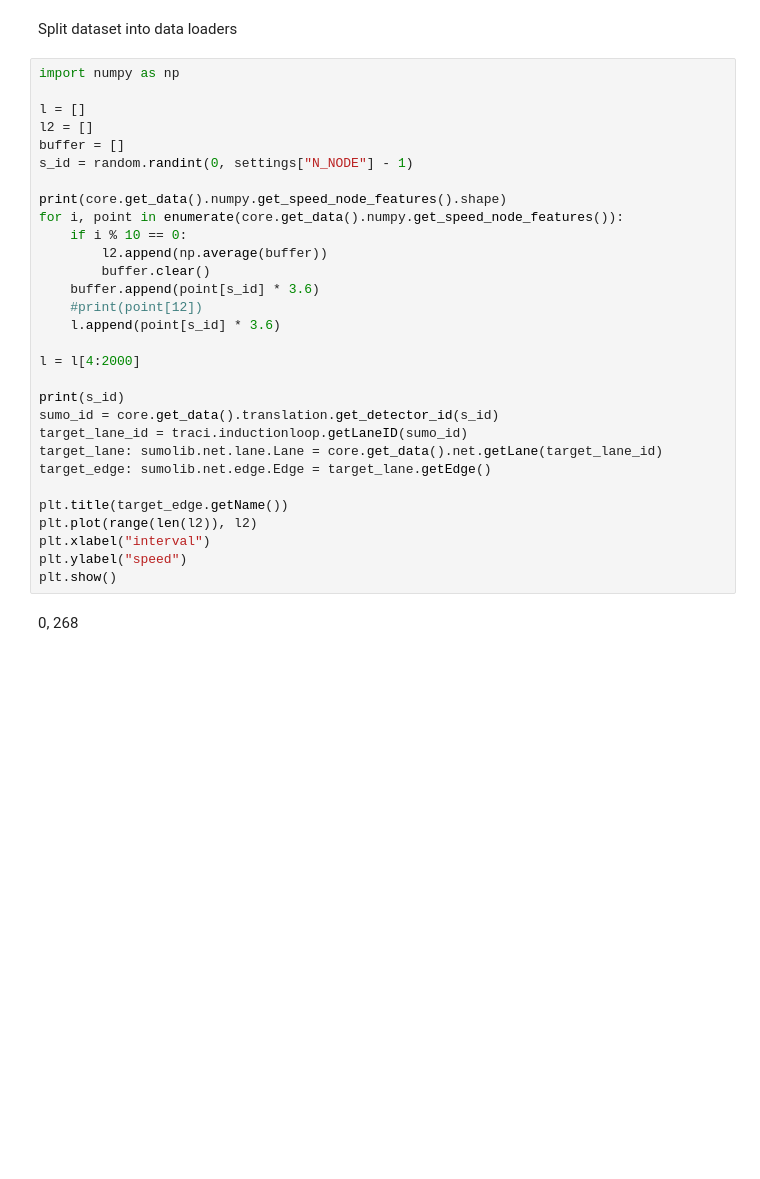
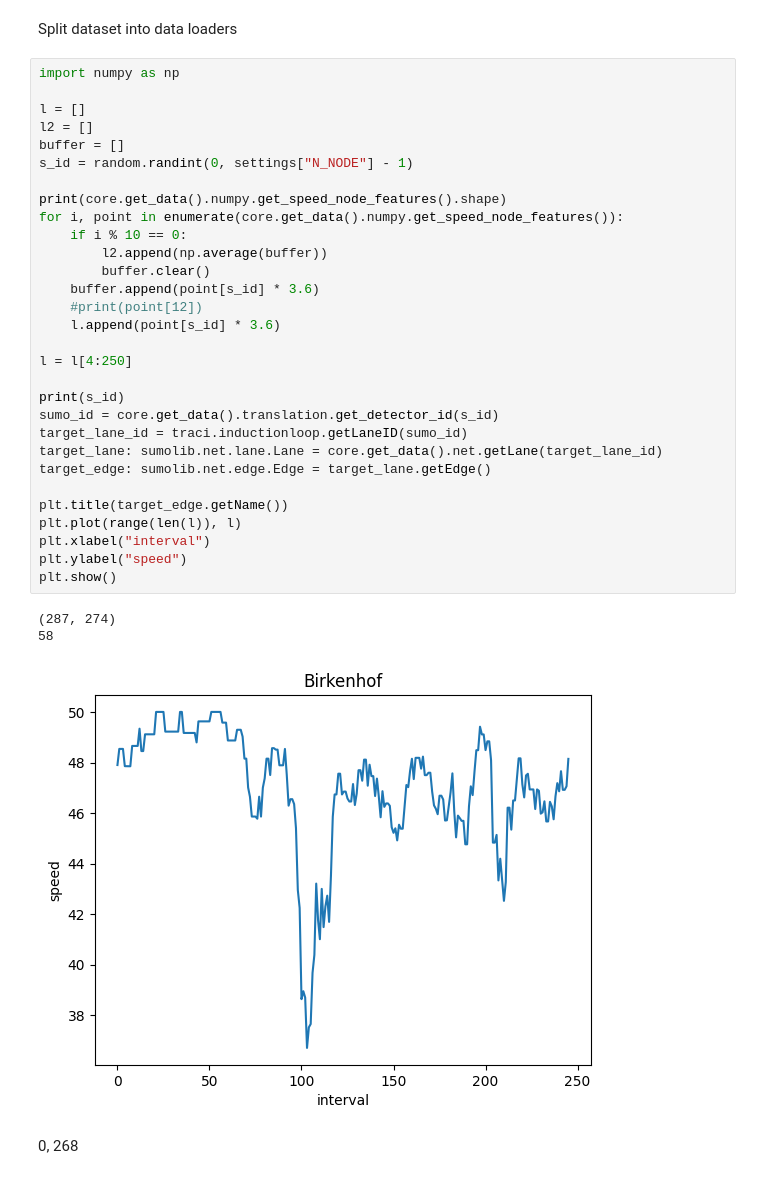
Before and after one commit to HowRuck/DeepSUMO, a Jupyter notebook: examples/celle_example_v1/example.ipynb, the cells around one changed output. Saved outputs shown, nothing was run; the diff lists cells and outputs as text; blank space fills up the shorter version.

```diff
--- a/examples/celle_example_v1/example.ipynb
+++ b/examples/celle_example_v1/example.ipynb
@@ -104,33 +107,37 @@ Split dataset into data loaders
 # %%
 import numpy as np
 
 l = []
 l2 = []
 buffer = []
 s_id = random.randint(0, settings["N_NODE"] - 1)
 
 print(core.get_data().numpy.get_speed_node_features().shape)
 for i, point in enumerate(core.get_data().numpy.get_speed_node_features()):
     if i % 10 == 0:
         l2.append(np.average(buffer))
         buffer.clear()
     buffer.append(point[s_id] * 3.6)
     #print(point[12])
     l.append(point[s_id] * 3.6)
 
-l = l[4:2000]
+l = l[4:250]
 
 print(s_id)
 sumo_id = core.get_data().translation.get_detector_id(s_id)
 target_lane_id = traci.inductionloop.getLaneID(sumo_id)
 target_lane: sumolib.net.lane.Lane = core.get_data().net.getLane(target_lane_id)
 target_edge: sumolib.net.edge.Edge = target_lane.getEdge()
 
 plt.title(target_edge.getName())
-plt.plot(range(len(l2)), l2)
+plt.plot(range(len(l)), l)
 plt.xlabel("interval")
 plt.ylabel("speed")
 plt.show()
+# %% [output]
+(287, 274)
+58
+[figure, added]
 # %% [markdown]
 0, 268
 # %%
```
Also changed, not shown: parts of 7 cells of this notebook.
